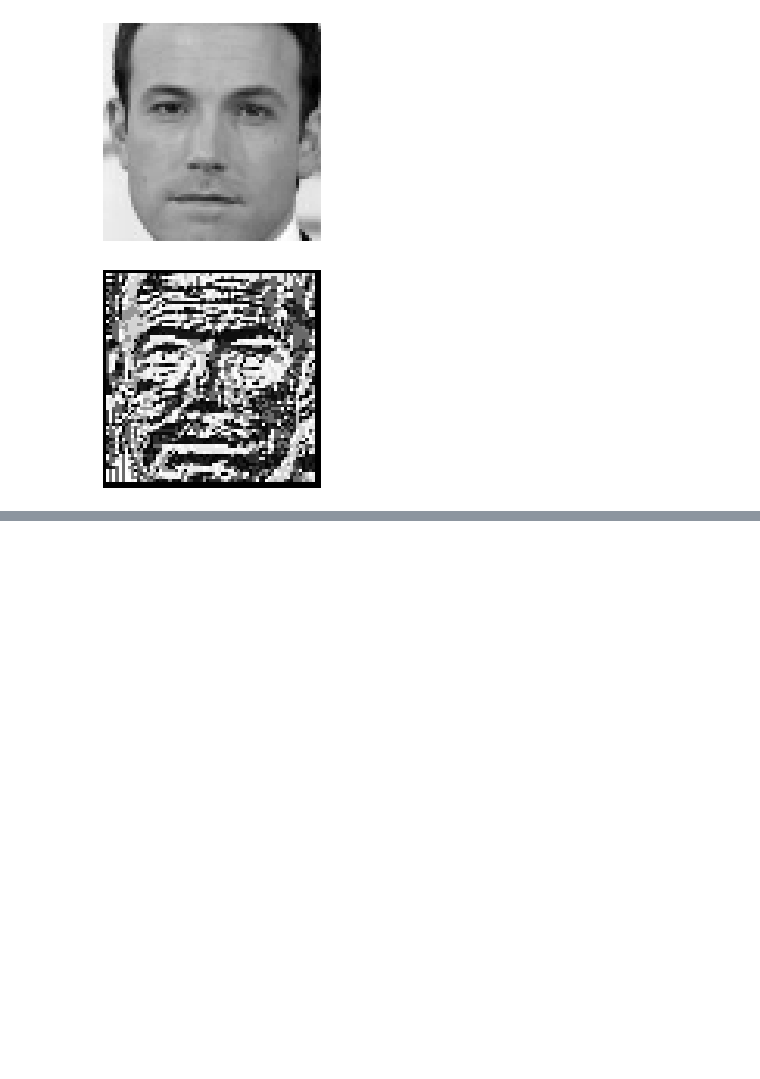
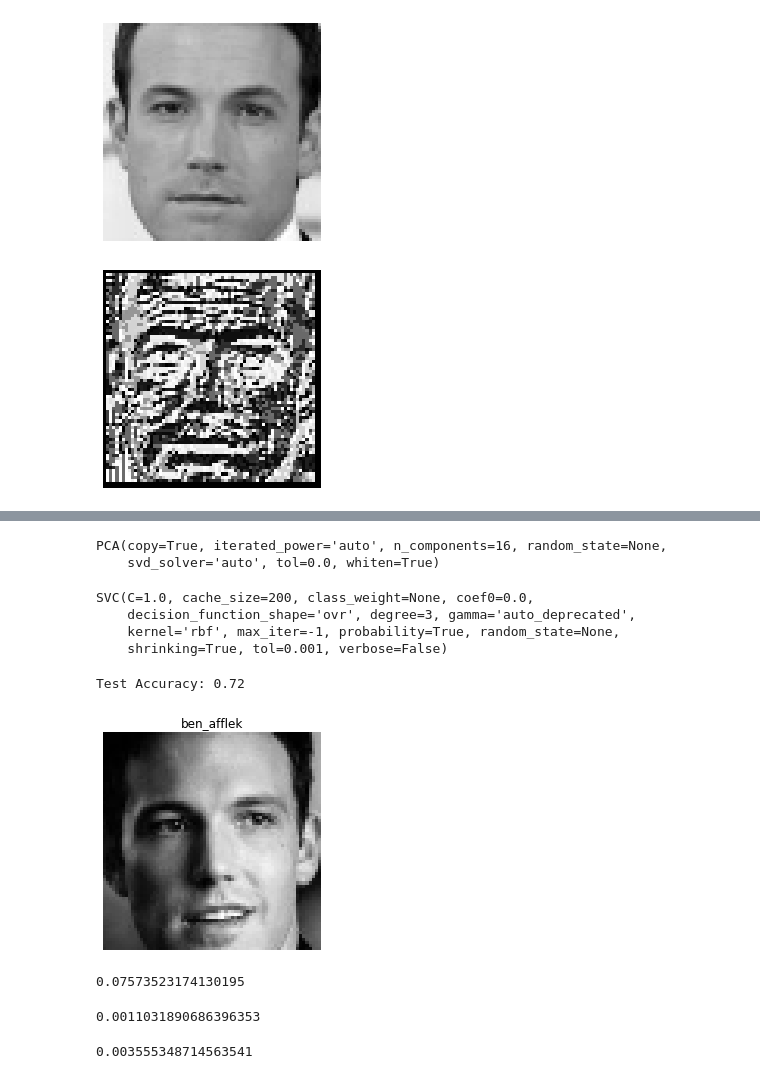
Before and after one commit to rameez471/LBP, a Jupyter notebook: 5Celeb.ipynb, the cells around one changed output, grey strips where cells are left out. Saved outputs shown, nothing was run; the diff lists cells and outputs as text; code cells hidden in the pictures; blank space fills up the shorter version.

```diff
--- a/5Celeb.ipynb
+++ b/5Celeb.ipynb
@@ -76,0 +90,2 @@ ValueError: cannot reshape array of size 4900 into shape (7,10,newaxis,13)
+# %%
+X_train,y_train = x,labels
@@ -76,0 +132,48 @@ ValueError: cannot reshape array of size 4900 into shape (7,10,newaxis,13)
+# %%
+from sklearn.decomposition import PCA
+pca = PCA(n_components=16, whiten=True)
+pca.fit(X_train)
+# %% [output]
+PCA(copy=True, iterated_power='auto', n_components=16, random_state=None,
+    svd_solver='auto', tol=0.0, whiten=True)
+# %%
+X_train_pca = pca.transform(X_train)
+X_test_pca = pca.transform(X_test)
+# %%
+model = SVC(probability=True)
+model.fit(X_train_pca,y_train)
+# %% [output]
+SVC(C=1.0, cache_size=200, class_weight=None, coef0=0.0,
+    decision_function_shape='ovr', degree=3, gamma='auto_deprecated',
+    kernel='rbf', max_iter=-1, probability=True, random_state=None,
+    shrinking=True, tol=0.001, verbose=False)
+# %%
+y_pred = model.predict(X_test_pca)
+print('Test Accuracy:',accuracy_score(y_pred,y_test))
+# %% [output]
+Test Accuracy: 0.72
+# %%
+sample_image = X_test[0]
+
+sample = np.expand_dims(X_test_pca[0],axis=0)
+pred = model.predict(sample)
+
+plt.imshow(images[0],cmap='gray')
+plt.axis('off')
+name = names[pred[0]]
+plt.title(name)
+plt.show()
+# %% [output]
+[figure, added]
+# %%
+np.linalg.norm(X_test[0]-X_train[0])
+# %% [output]
+0.07573523174130195
+# %%
+abs(np.sum(X_test[0]-X_train[0]))
+# %% [output]
+0.0011031890686396353
+# %%
+abs(np.sum(X_test[0]-X_train[60]))
+# %% [output]
+0.003555348714563541
```
Also changed, not shown: parts of 4 cells of this notebook.
